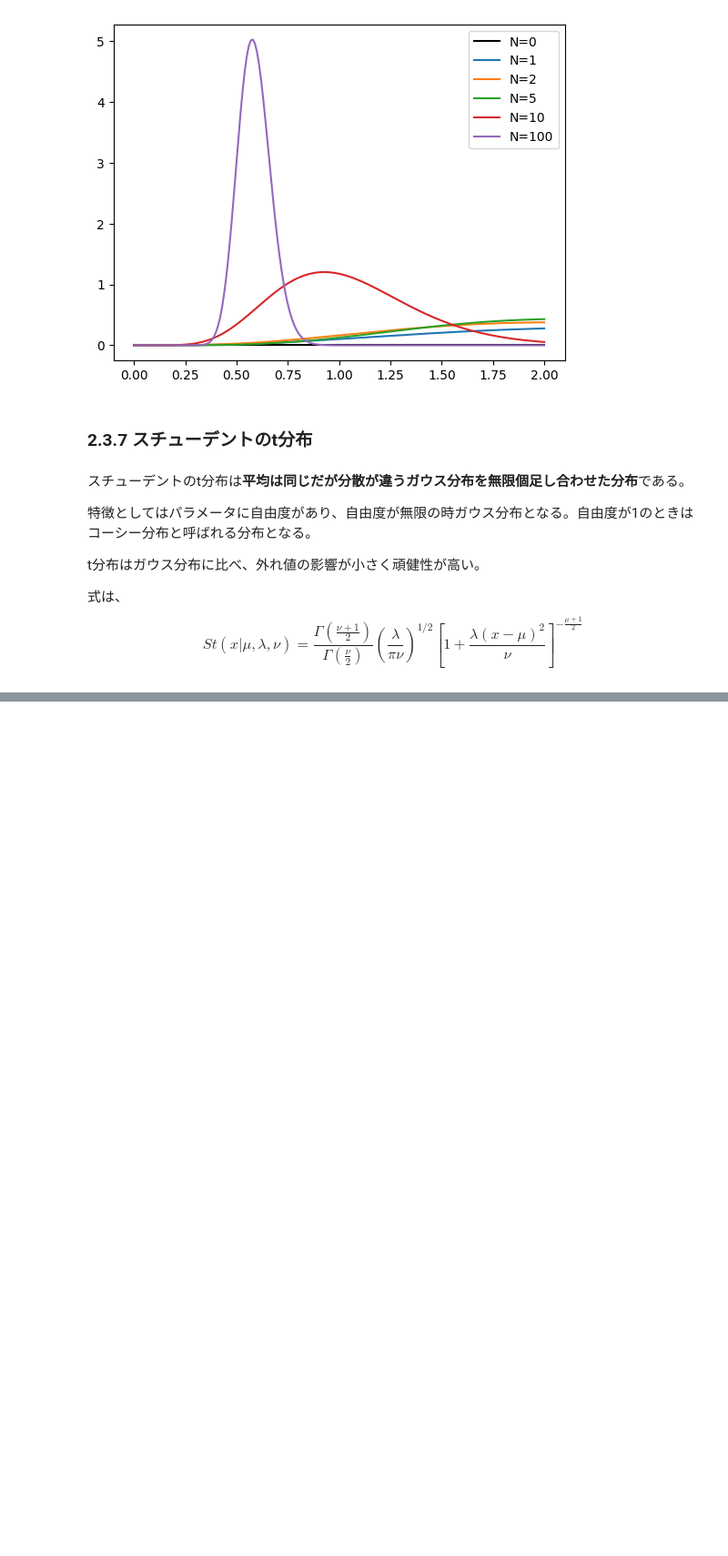
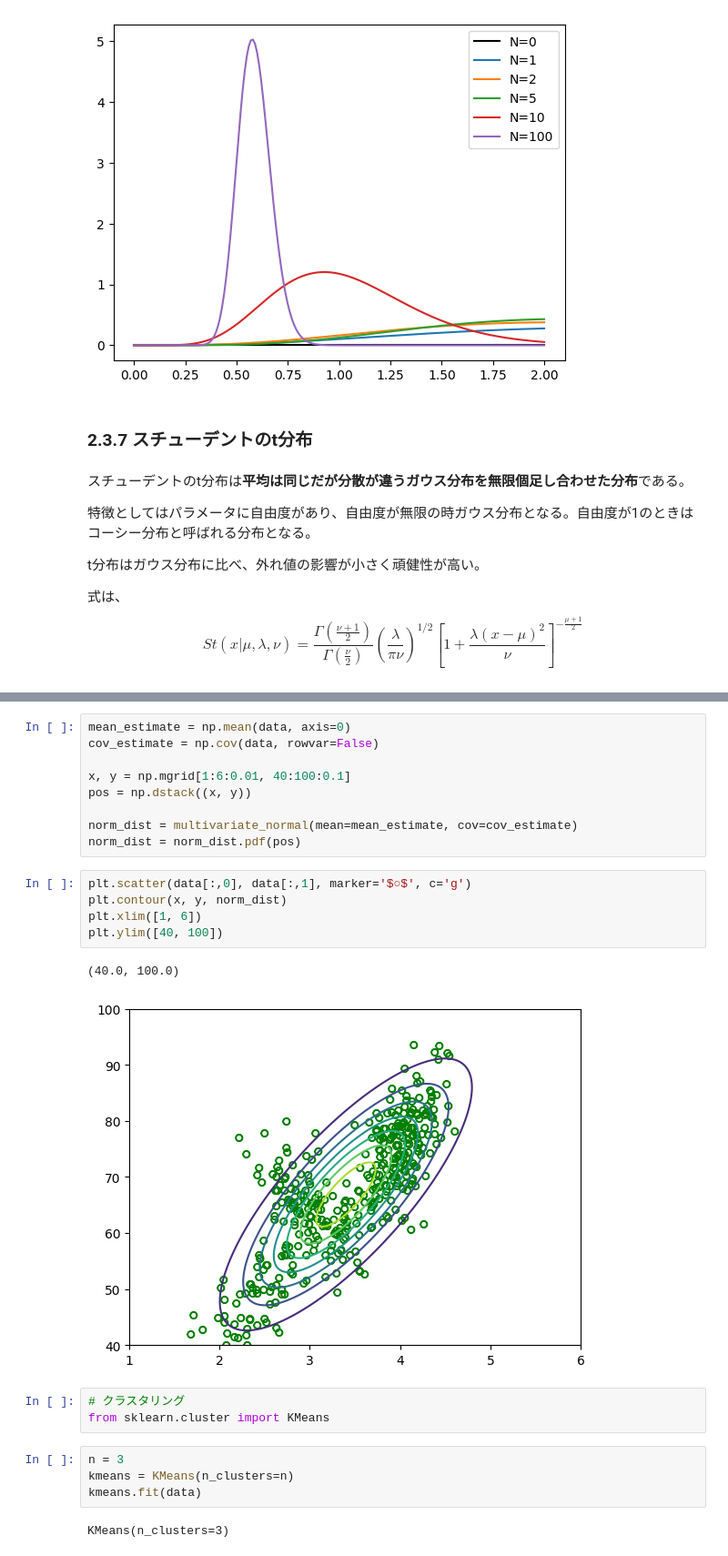
Before and after one commit to arata234/PRML, a Jupyter notebook: cp2_probability_distribution.ipynb, the cells around one changed output, grey strips where cells are left out. Shown at 91% size. Cells and saved outputs as stored; diff of their text form; blank space fills up the shorter version.

```diff
--- a/cp2_probability_distribution.ipynb
+++ b/cp2_probability_distribution.ipynb
@@ -1121,0 +1177,26 @@ plt.show()
+# %%
+mean_estimate = np.mean(data, axis=0)
+cov_estimate = np.cov(data, rowvar=False)
+
+x, y = np.mgrid[1:6:0.01, 40:100:0.1]
+pos = np.dstack((x, y))
+
+norm_dist = multivariate_normal(mean=mean_estimate, cov=cov_estimate)
+norm_dist = norm_dist.pdf(pos)
+# %%
+plt.scatter(data[:,0], data[:,1], marker='$○$', c='g')
+plt.contour(x, y, norm_dist)
+plt.xlim([1, 6])
+plt.ylim([40, 100])
+# %% [output]
+(40.0, 100.0)
+[figure, added]
+# %%
+# クラスタリング
+from sklearn.cluster import KMeans
+# %%
+n = 3
+kmeans = KMeans(n_clusters=n)
+kmeans.fit(data)
+# %% [output]
+KMeans(n_clusters=3)
```
Also changed, not shown: parts of 21 cells of this notebook.
